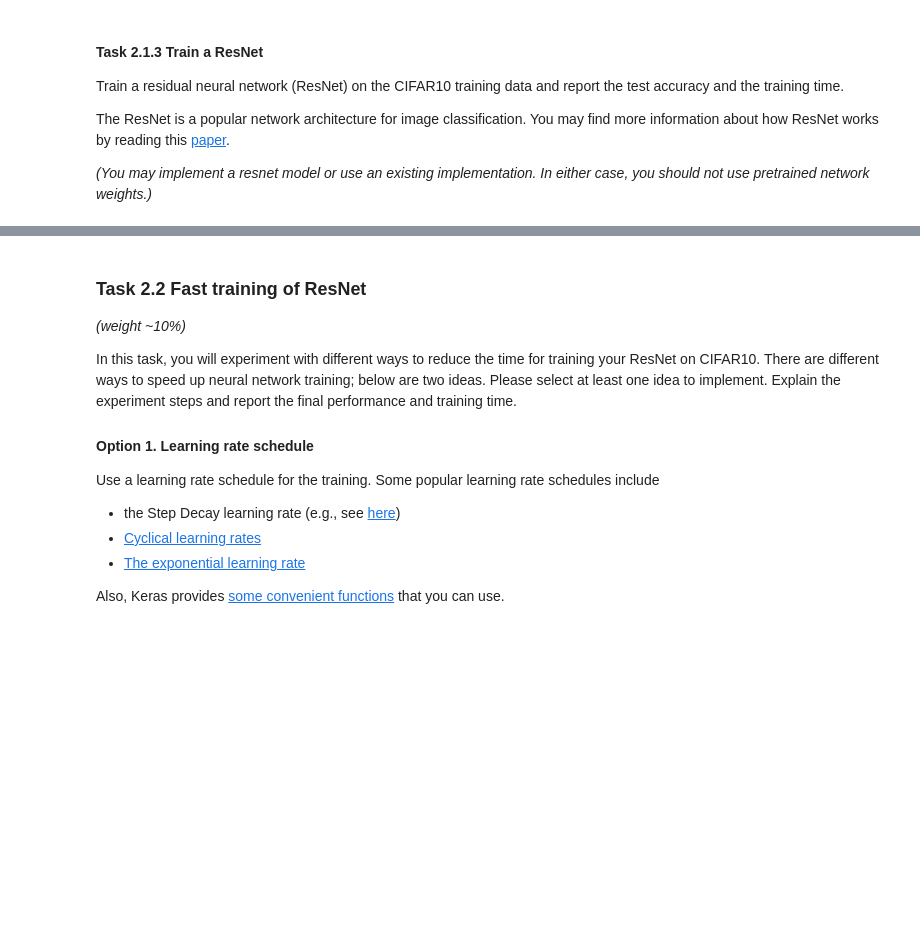
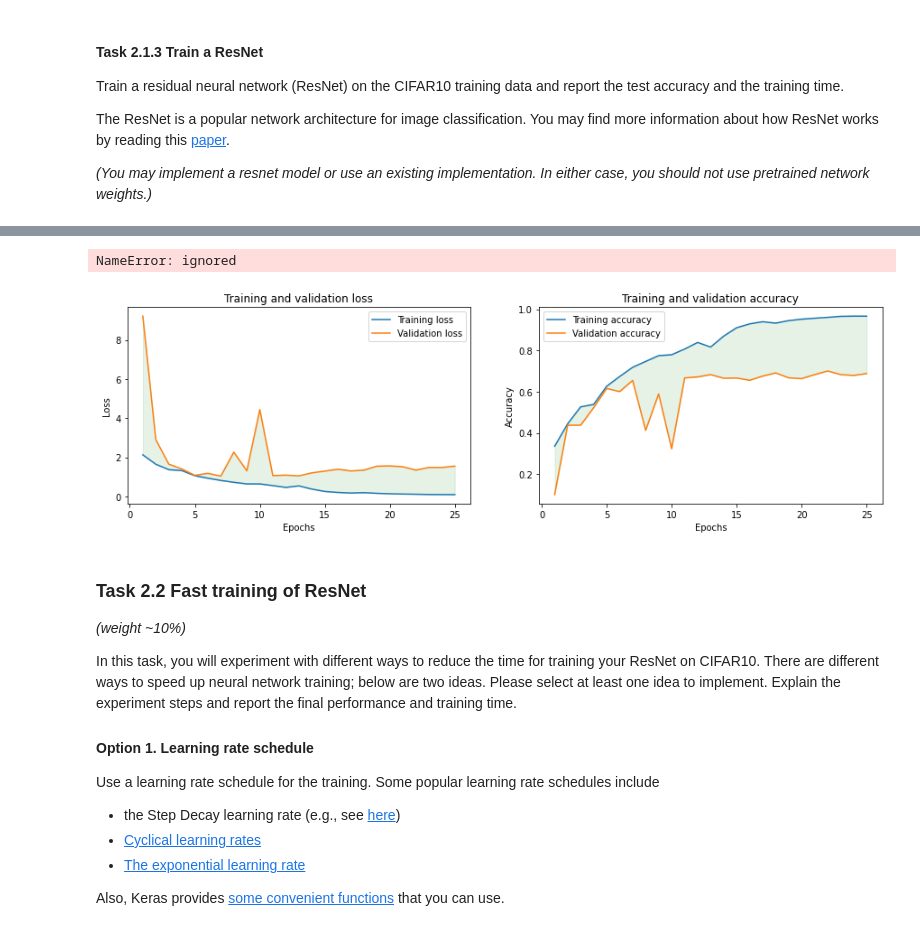
Before and after one commit to akritikts/DeepLearning, a Jupyter notebook: 220079842_assignment2_solution.ipynb, the cells around one changed output, grey strips where cells are left out. Saved outputs shown, nothing was run; the diff lists cells and outputs as text; code cells hidden in the pictures; blank space fills up the shorter version.

```diff
--- a/220079842_assignment2_solution.ipynb
+++ b/220079842_assignment2_solution.ipynb
@@ -556,0 +1109,6 @@ The ResNet is a popular network architecture for image classification. You may f
+# %%
+model = ResNet50(input_shape = (32, 32, 3), classes = 10)
+# %%
+model.compile(optimizer='adam', loss='categorical_crossentropy', metrics=['accuracy'])
+# %%
+history = model.fit(trainX, trainY, epochs = 25, batch_size = 128, validation_split=0.3)
@@ -557,3 +1133,35 @@ The ResNet is a popular network architecture for image classification. You may f
+# %%
+acc = history.history['accuracy']
+val_acc = history.history['val_accuracy']
+loss = history.history['loss']
+val_loss = history.history['val_loss']
+epochs = range(1, len(acc) + 1)
+# %% [output]
+NameError: ignored
+# %%
+plt.figure(figsize=(15,4))
+
+ax1 = plt.subplot(1, 2, 1)
+plt.plot(epochs, loss, label='Training loss')
+plt.plot(epochs, val_loss, label='Validation loss')
+plt.fill_between(epochs, loss,val_loss,color='g',alpha=.1)
+
+plt.title('Training and validation loss')
+plt.xlabel('Epochs')
+plt.ylabel('Loss')
+plt.legend()
+
+ax2 = plt.subplot(1, 2, 2)
+plt.plot(epochs, acc, label='Training accuracy')
+plt.plot(epochs, val_acc, label='Validation accuracy')
+plt.fill_between(epochs, acc,val_acc,color='g',alpha=.1)
+plt.title('Training and validation accuracy')
+plt.xlabel('Epochs')
+plt.ylabel('Accuracy')
+plt.legend()
+plt.show()
+# %% [output]
+[figure, added]
 # %% [markdown]
 ### Task 2.2 Fast training of ResNet
 
```
Also changed, not shown: parts of 45 cells of this notebook.
